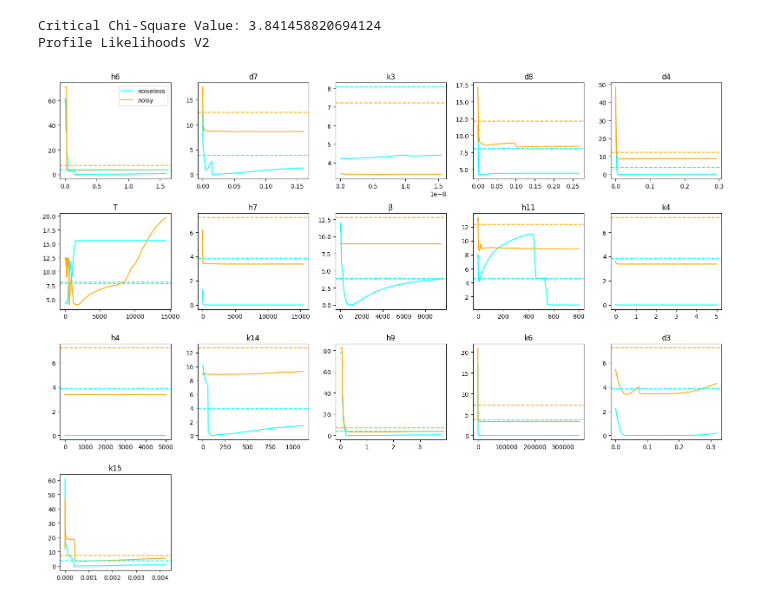
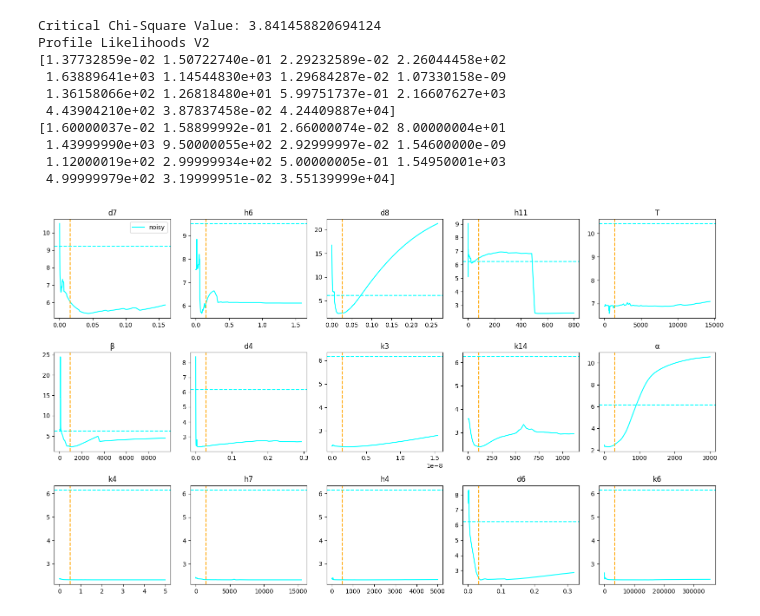
Before and after one commit to aayres22/ITIS_Analysis, a Jupyter notebook: PL_unpack.ipynb, the cells around one changed output. Saved outputs shown, nothing was run; the diff lists cells and outputs as text; code cells hidden in the pictures.

Commit message:
Added model solution plots to PL_unpack, added remaining noisy PL results

```diff
--- a/PL_unpack.ipynb
+++ b/PL_unpack.ipynb
@@ -2,6 +2,8 @@
 import pickle
 import matplotlib.pyplot as plt
 import numpy as np
+from ITIS_Model_funcs import ITIS, ITIS_modelcall, get_nominal_param
+from scipy.integrate import odeint
 
 param_titles = ['d1',
 'k1','k2','h1','h2','h3','d2',
@@ -13,9 +15,9 @@ param_titles = ['d1',
 'k15','k16','d8',
 '\u03B1', 'k', '\u03B2', 'L', '\u03B5', '\u03B4', 'T', 'Nc']
 
-# from PL_theiaprep import param_global_all
 
-D = '3'         # '1' for ACTH + Cort,
+
+D = '1'         # '1' for ACTH + Cort,
                 # '2' for ACTH + Cort + TNF-a
                 # '3' for ACTH + Cort + TNF-a + IL10
 dpoints = '2'   # '1' for 25, '2' for 13
@@ -29,7 +31,8 @@ elif D == '2':
 else:
     output_ids = [3,4,6,7]
 
-with open('PL_results_V2\\PL_' + D + dpoints + 'nonoise.pkl', 'rb') as f:
+
+with open('PL_results_V2\\PL_' + D + dpoints + 'noisy.pkl', 'rb') as f:
     results1 = pickle.load(f)
 
 # all_results = {
@@ -48,17 +51,18 @@ y_data1 = results1['y_data']
 true_sol1 = results1['true_sol']
 J_save1 = results1['J_save'].copy()
 par_save1 = results1['par_save'].copy()
+param_global_all1 = results1['param_global_all']
 
-
-with open('PL_results_V2\\PL_' + D + dpoints + 'noisy.pkl', 'rb') as f:
-    results2 = pickle.load(f)
-
-param_ids2 = results2['param_ids']
-t_data2 = results2['t_data']
-y_data2 = results2['y_data']
-true_sol2 = results2['true_sol']
-J_save2 = results2['J_save'].copy()
-par_save2 = results2['par_save'].copy()
+# with open('PL_results_V2\\PL_' + D + dpoints + 'nonoise.pkl', 'rb') as f:
+#     results2 = pickle.load(f)
+#
+# param_ids2 = results2['param_ids']
+# t_data2 = results2['t_data']
+# y_data2 = results2['y_data']
+# true_sol2 = results2['true_sol']
+# J_save2 = results2['J_save'].copy()
+# par_save2 = results2['par_save'].copy()
+# param_global_all2 = results2['param_global_all']
 
 from scipy.stats import chi2
 #
@@ -75,34 +79,46 @@ print(f"Critical Chi-Square Value: {critical_value}")
 #     plt.figure()
 #     plt.title(paramtitles[param_ids[i]])
 #     plt.plot(par_save[i,i,:],J_save[i,:])
 #     plt.axhline(y=critical_value, color='r')
 #     plt.show()
 
 if param_ids1 != param_ids2:
     print("PARAM ORDER DOES NOT MATCH")
 
 fig, axs = plt.subplots(4,5, figsize = (16,12))
 CI = np.zeros((20,2))
 for i in range(4):
 
     for k in range(5):
         if i*5 + k>= len(param_ids1):
             for r in range(k,5):
                 axs[i,r].remove()
             break
 
-        axs[i, k].plot(np.exp(par_save1[i*5 + k,i*5 +k,:]),J_save1[i*5 + k,:], label = "noiseless", color = 'cyan')
-        axs[i, k].plot(np.exp(par_save2[i*5 + k,i*5 +k,:]),J_save2[i*5 + k,:], label = "noisy", color = 'orange')
+        axs[i, k].plot(np.exp(par_save1[i*5 + k, i*5 +k,:]),J_save1[i*5 + k,:], label = "noisy", color = 'cyan')
+        #axs[i, k].plot(np.exp(par_save2[i*5 + k, i*5 +k,:]),J_save2[i*5 + k,:], label = "noiseless", color = 'orange')
         axs[i, k].axhline(y=critical_value+np.min(J_save1[i*5 + k,:]), color='cyan', linestyle='--')
-        axs[i, k].axhline(y=critical_value+np.min(J_save2[i*5 + k,:]), color='orange', linestyle='--')
+        #axs[i, k].axhline(y=critical_value+np.min(J_save2[i*5 + k,:]), color='orange', linestyle='--')
         axs[i,k].set_title(param_titles[param_ids1[i*5 + k]])
+        #axs[i,k].axvline(x = np.exp(param_global_all1[i*5 + k]), color = 'cyan', linestyle='--')
+        axs[i,k].axvline(x = np.exp(param_global_all2[i*5 + k]), color = 'orange', linestyle = '--')
 # for ax in axs.flat:
 #     ax.set_xticks([])
 axs[0,0].legend()
 fig.tight_layout()
 #fig.savefig('FIGS\\PL_results_' + N + D + dpoints + '.png')
 print("Profile Likelihoods V2")
+print(np.exp(param_global_all1))
+print(np.exp(param_global_all2))
 # %% [output]
 Critical Chi-Square Value: 3.841458820694124
 Profile Likelihoods V2
+[1.37732859e-02 1.50722740e-01 2.29232589e-02 2.26044458e+02
+ 1.63889641e+03 1.14544830e+03 1.29684287e-02 1.07330158e-09
+ 1.36158066e+02 1.26818480e+01 5.99751737e-01 2.16607627e+03
+ 4.43904210e+02 3.87837458e-02 4.24409887e+04]
+[1.60000037e-02 1.58899992e-01 2.66000074e-02 8.00000004e+01
+ 1.43999990e+03 9.50000055e+02 2.92999997e-02 1.54600000e-09
+ 1.12000019e+02 2.99999934e+02 5.00000005e-01 1.54950001e+03
+ 4.99999979e+02 3.19999951e-02 3.55139999e+04]
-[figure, old version]
+[figure, new version]
```
Also changed, not shown: parts of 1 cell of this notebook, 4 other files.
